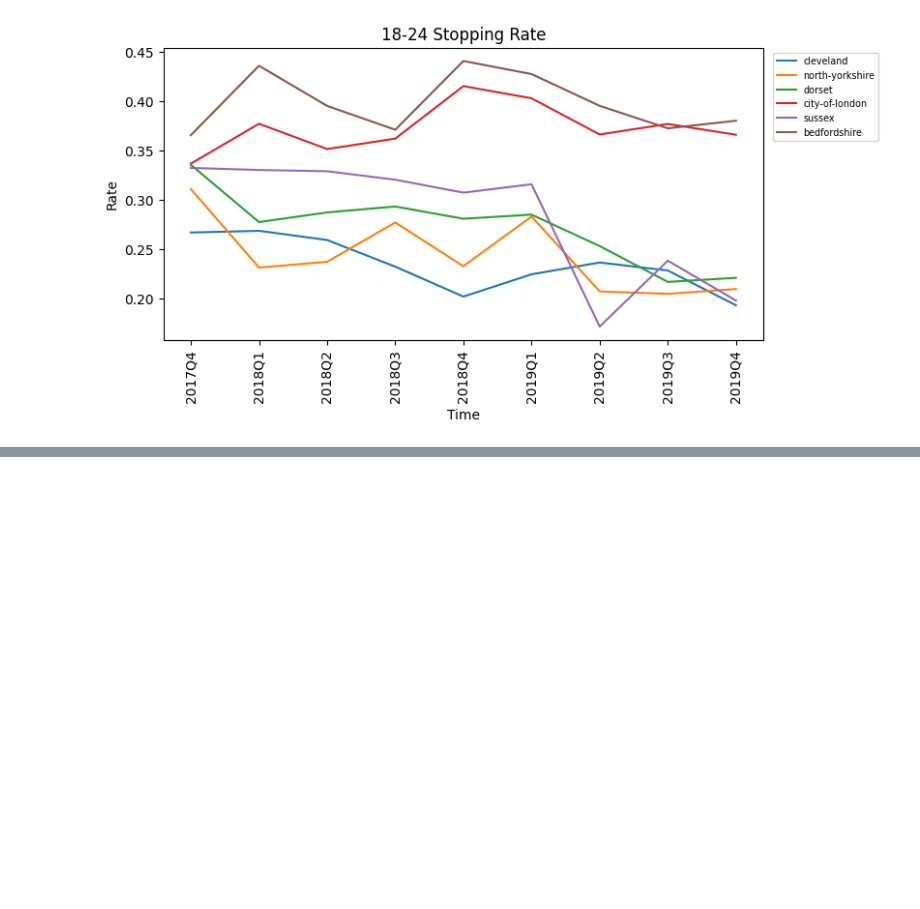
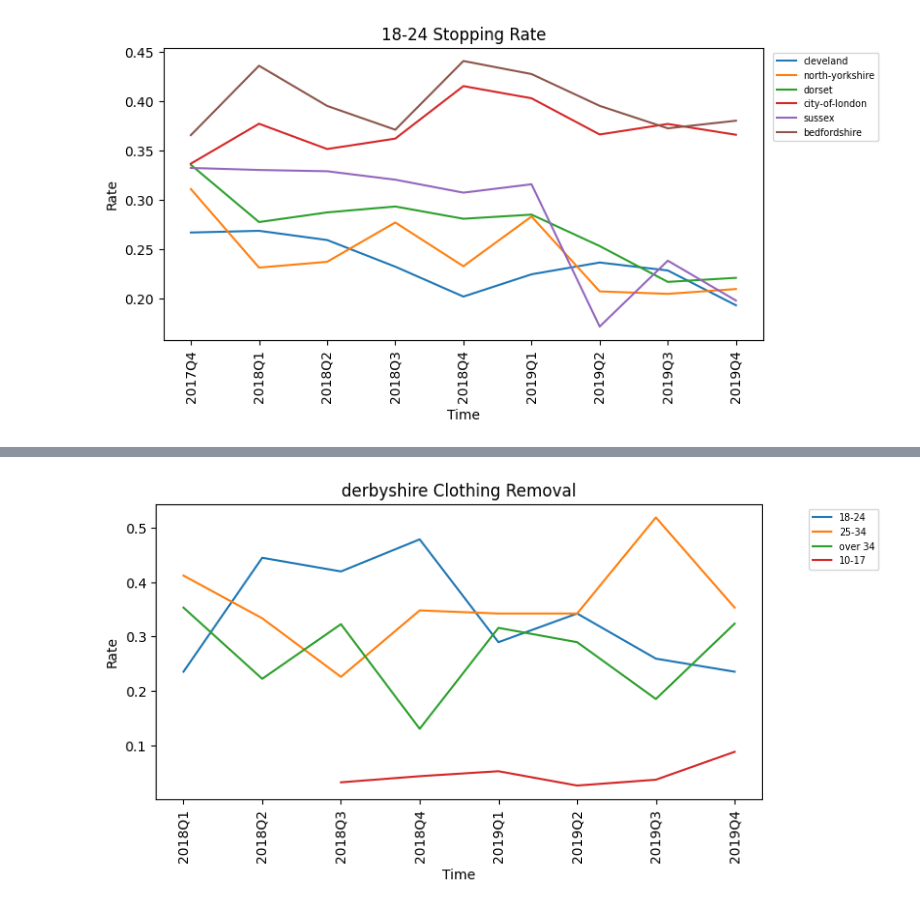
Before and after one commit to dbsousa01/Batch4-Capstone, a Jupyter notebook: Discrimination_EDA.ipynb, the cells around one changed output, grey strips where cells are left out. Saved outputs shown, nothing was run; the diff lists cells and outputs as text; code cells hidden in the pictures; blank space fills up the shorter version.

Commit message:
Added clothing removal analysis for age range

```diff
--- a/Discrimination_EDA.ipynb
+++ b/Discrimination_EDA.ipynb
@@ -483,30 +483,30 @@ Well by the output above we can actually see what stations, in what quarter, had
 
 Only cumbria may be the station appearing more often when compared to others. We can plot it's evolution and check
 # %%
-def plot_remove_station_over_time(df, stations, date_column='year-quarter', sensitive_col = "Gender", sens_value="Female"):
+def plot_remove_station_over_time(df, stations, date_column='year-quarter', sensitive_col = "Gender", sens_value=["Female"]):
     df_copy = df.copy()
 
     df_copy = df_copy[df_copy["Removal of more than just outer clothing"]]
 
     for station in stations:
-
-        # Count the values
-        year_station_df = df_copy[df_copy[sensitive_col] == sens_value].groupby([date_column, "station"]).count()
-        df_count = df_copy.groupby([date_column, "station"]).count()
+        for value in sens_value:
+            # Count the values
+            year_station_df = df_copy[df_copy[sensitive_col] == value].groupby([date_column, "station"]).count()
+            df_count = df_copy.groupby([date_column, "station"]).count()
 
 
-        year_station_df_norm = (year_station_df[sensitive_col]/df_count[sensitive_col]).reset_index()
+            year_station_df_norm = (year_station_df[sensitive_col]/df_count[sensitive_col]).reset_index()
 
-        # filter by station - for a simple visualisation
-        year_station_df_norm_ny = year_station_df_norm[year_station_df_norm["station"] == station]
+            # filter by station - for a simple visualisation
+            year_station_df_norm_ny = year_station_df_norm[year_station_df_norm["station"] == station]
 
-        # Plot
-        plt.plot(year_station_df_norm_ny[date_column], year_station_df_norm_ny[sensitive_col], label=station)
+            # Plot
+            plt.plot(year_station_df_norm_ny[date_column], year_station_df_norm_ny[sensitive_col], label=value)
 
     plt.xticks(year_station_df_norm_ny[date_column], rotation='vertical')
     plt.ylabel("Rate")
     plt.xlabel("Time")
-    plt.title("{} Clothing Removal".format(sens_value))
+    plt.title("{} Clothing Removal".format(station))
     plt.legend(loc="best", fontsize='x-small', bbox_to_anchor=(1.20,1))
     return
 # %%
@@ -653,0 +658,4 @@ plot_station_over_time(df_age, ["cleveland", "north-yorkshire", "dorset", "city-
+# %%
+df_age_clothes = df_age.loc[~(df_age["Type"] == "Vehicle search")]
+# %%
+df_age_clothes["Removal of more than just outer clothing"] = df_age_clothes["Removal of more than just outer clothing"].fillna(False)
@@ -653,0 +733,4 @@ plot_station_over_time(df_age, ["cleveland", "north-yorkshire", "dorset", "city-
+# %%
+plot_remove_station_over_time(df_age_clothes, ["derbyshire"], date_column='year-quarter', sensitive_col = "Age range", sens_value=df_age_clothes["Age range"].unique())
+# %% [output]
+[figure, added]
```
Also changed, not shown: parts of 16 cells of this notebook.
